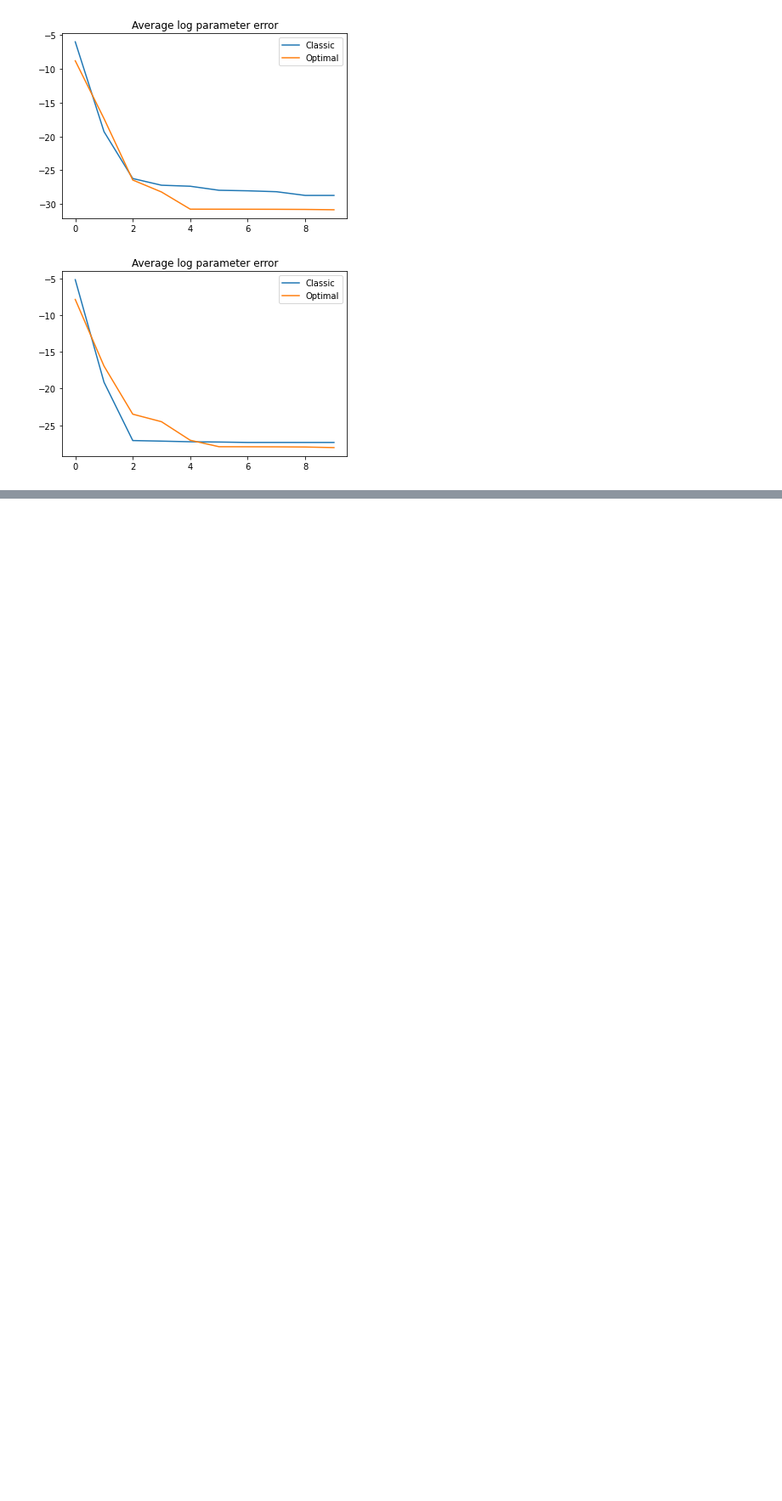
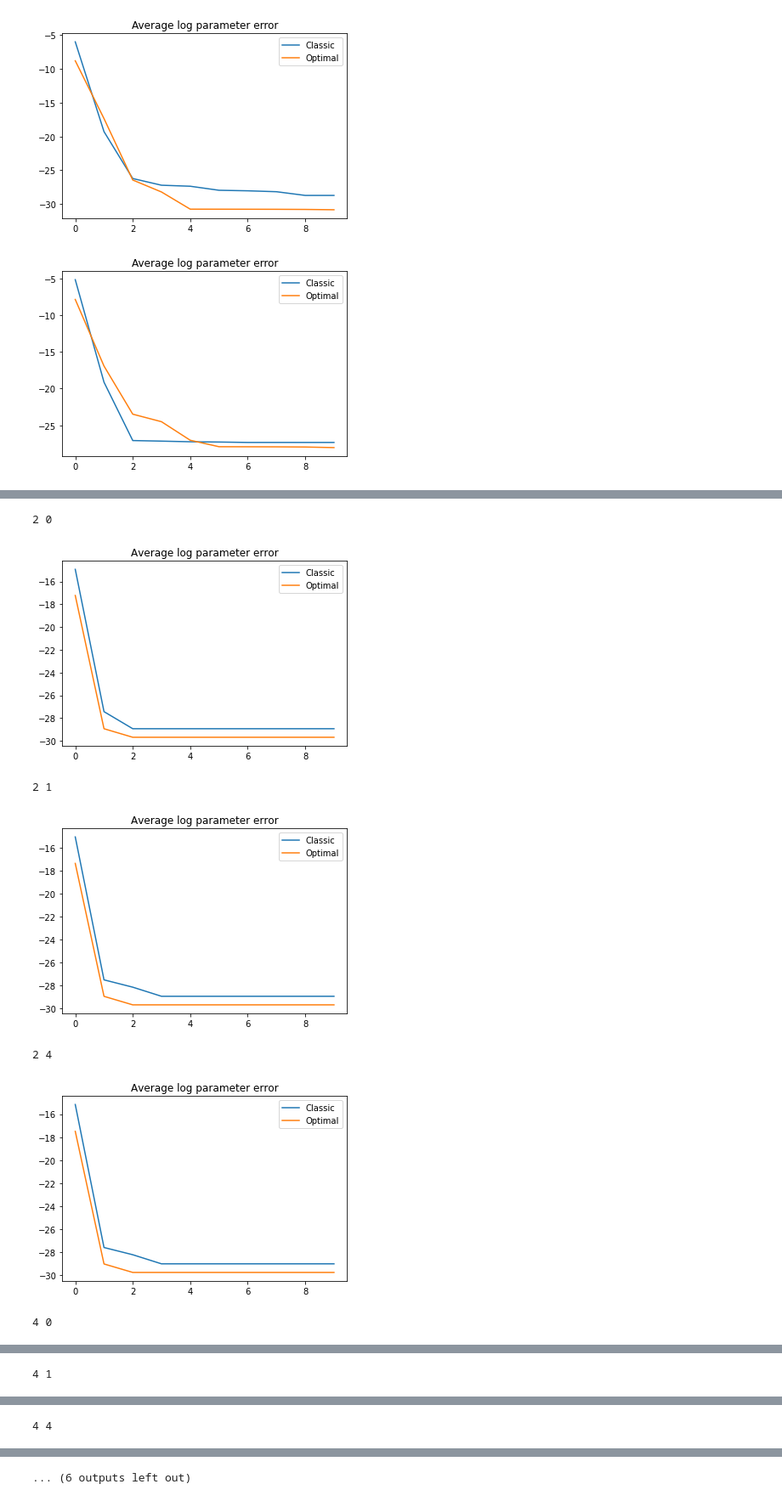
Before and after one commit to ahopen/math-tools-final-project, a Jupyter notebook: final_project_notebook.ipynb, the cells around one changed output, grey strips where cells are left out. Shown at 85% size. Drawn from its saved outputs; the diff is of its cells as text; code cells hidden in the pictures; blank space fills up the shorter version.

```diff
--- a/final_project_notebook.ipynb
+++ b/final_project_notebook.ipynb
@@ -433,3 +433,10 @@ n_dimensions = 4
 simulate_fits(n_trips = 10000, error_size = 3, creation_func = lambda x, y: create_nd_data(x,y,n_dimensions), n_sims = 50, do_normalize = False)
 # %% [output]
 [figure]
+# %%
+n_dim = 5
+mean = np.random.randint(50, size=n_dim)
+covariance = 1
+cov = np.diag(np.random.randint(5, size=n_dim)) + np.ones((n_dim, n_dim)) * covariance + 0.001
+print(mean)
+print(cov)
@@ -435,0 +450,16 @@ simulate_fits(n_trips = 10000, error_size = 3, creation_func = lambda x, y: crea
+# %%
+# No normalization
+for n_dim in [2, 4, 8]:
+    mean = np.random.randint(50, size=n_dim-1)
+    for covariance in [0, 1, 4]:
+        cov = np.diag(np.random.randint(5, size=n_dim-1)) + np.ones((n_dim-1, n_dim-1)) * covariance + 0.001
+        print(n_dim, covariance)
+        simulate_fits(n_trips = 10000, error_size = 3, creation_func = lambda x, y: create_nd_data(x,y,n_dim, mean=mean, cov=cov), n_sims = 50, do_normalize = False)
+# %% [output]
+2 0
+[figure, added]
+2 1
+[figure, added]
+2 4
+[figure, added]
+4 0
@@ -435,0 +467 @@ simulate_fits(n_trips = 10000, error_size = 3, creation_func = lambda x, y: crea
+4 1
@@ -435,0 +469 @@ simulate_fits(n_trips = 10000, error_size = 3, creation_func = lambda x, y: crea
+4 4
@@ -435,0 +471 @@ simulate_fits(n_trips = 10000, error_size = 3, creation_func = lambda x, y: crea
+... (6 outputs left out)
```
Also changed, not shown: parts of 3 cells of this notebook.
